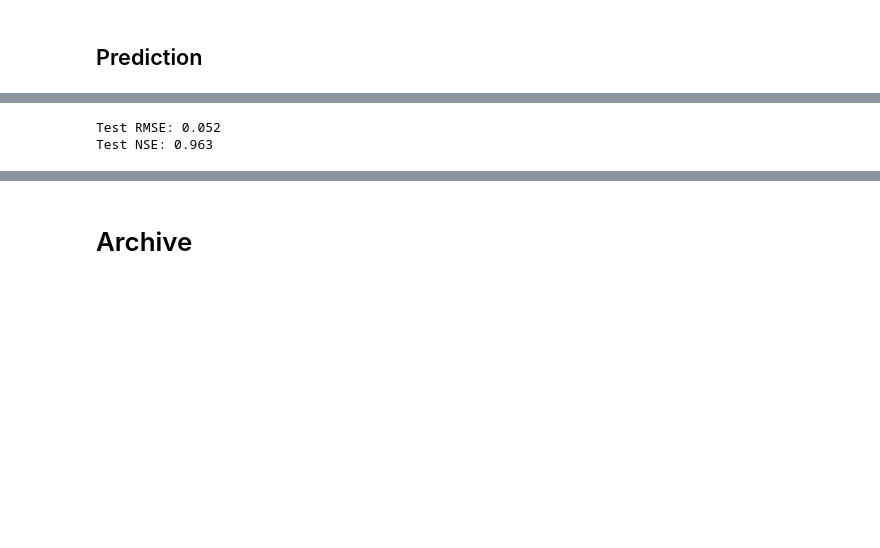
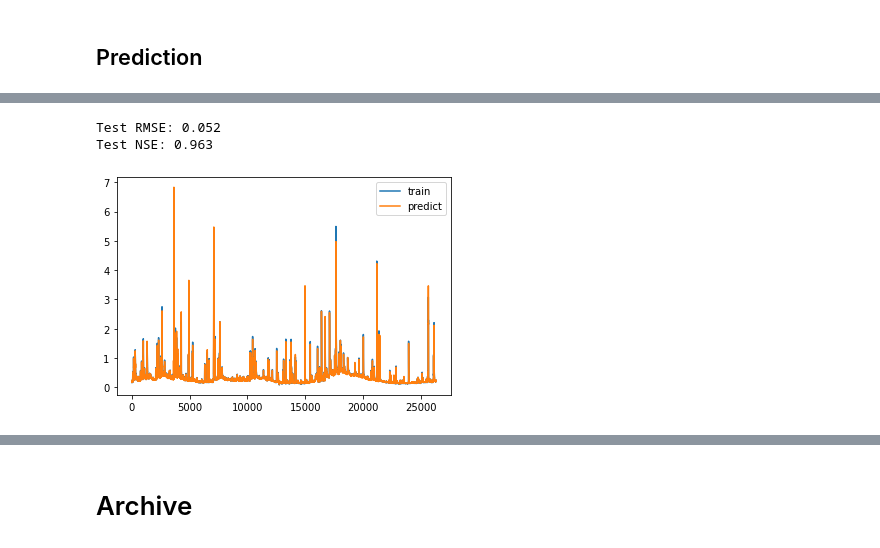
Before and after one commit to heli1111/Masters_Thesis, a Jupyter notebook: sandbox_lime.ipynb, the cells around one changed output, grey strips where cells are left out. Drawn from its saved outputs; the diff is of its cells as text; code cells hidden in the pictures; blank space fills up the shorter version.

Commit message:
LSTM with training and validation accuracies

```diff
--- a/sandbox_lime.ipynb
+++ b/sandbox_lime.ipynb
@@ -208,24 +209,32 @@ Epoch 50/50
 # %%
+# Prediction Accuracy Evaluations
 # make a prediction
 yhat = model.predict(test_X)
 test_X = test_X.reshape((test_X.shape[0], test_X.shape[2]))
 # invert scaling for forecast
 inv_yhat = concatenate((yhat, test_X[:, 1:]), axis=1)
 inv_yhat = scaler.inverse_transform(inv_yhat)
 inv_yhat = inv_yhat[:,0]
 # invert scaling for actual
 test_y = test_y.reshape((len(test_y), 1))
 inv_y = concatenate((test_y, test_X[:, 1:]), axis=1)
 inv_y = scaler.inverse_transform(inv_y)
 inv_y = inv_y[:,0]
 
 # calculate RMSE
 rmse = sqrt(mean_squared_error(inv_y, inv_yhat))
 print('Test RMSE: %.3f' % rmse)
 
 # calculate NSE
 nse = 1-(np.sum((inv_yhat-inv_y)**2)/np.sum((inv_y-np.mean(inv_y))**2))
 print('Test NSE: %.3f' % nse)
+
+# plot history
+plt.plot(inv_y, label='train')
+plt.plot(inv_yhat, label='predict')
+plt.legend()
+plt.show()
 # %% [output]
 Test RMSE: 0.052
 Test NSE: 0.963
+[figure, added]
```
Also changed, not shown: parts of 4 cells of this notebook.
